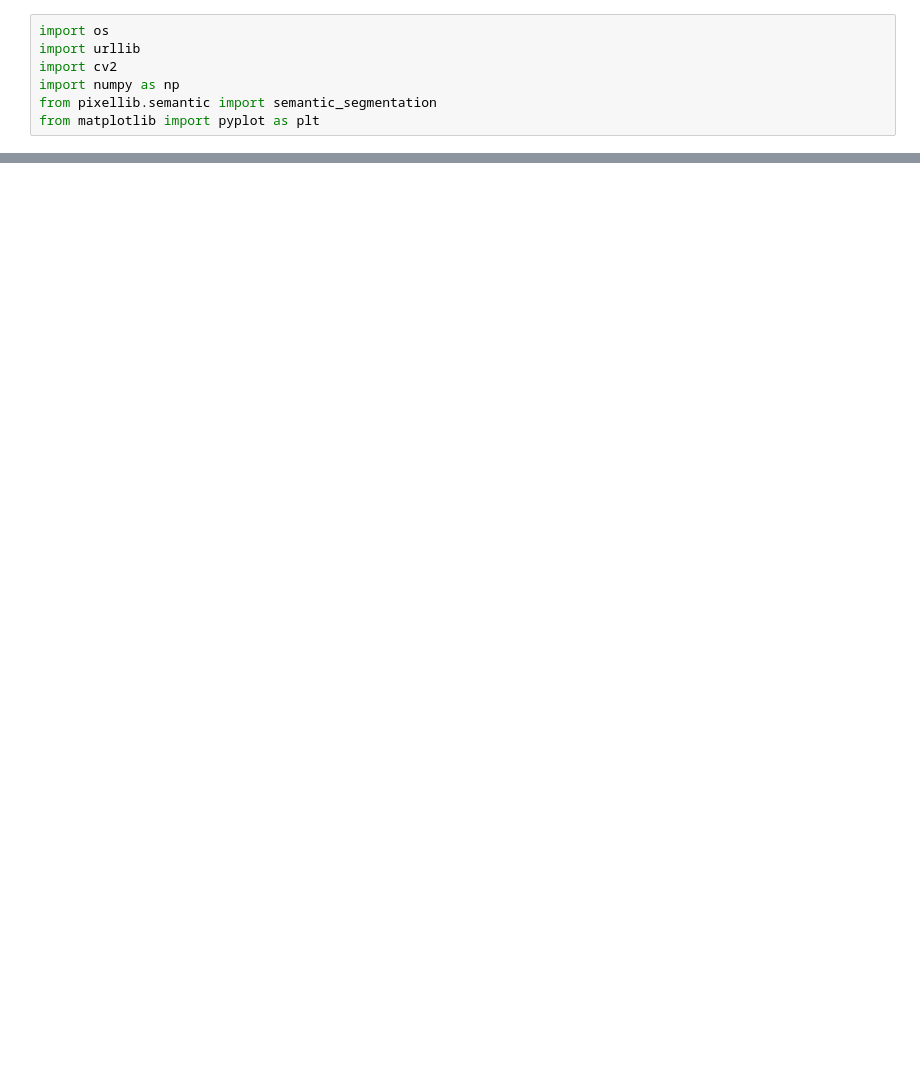
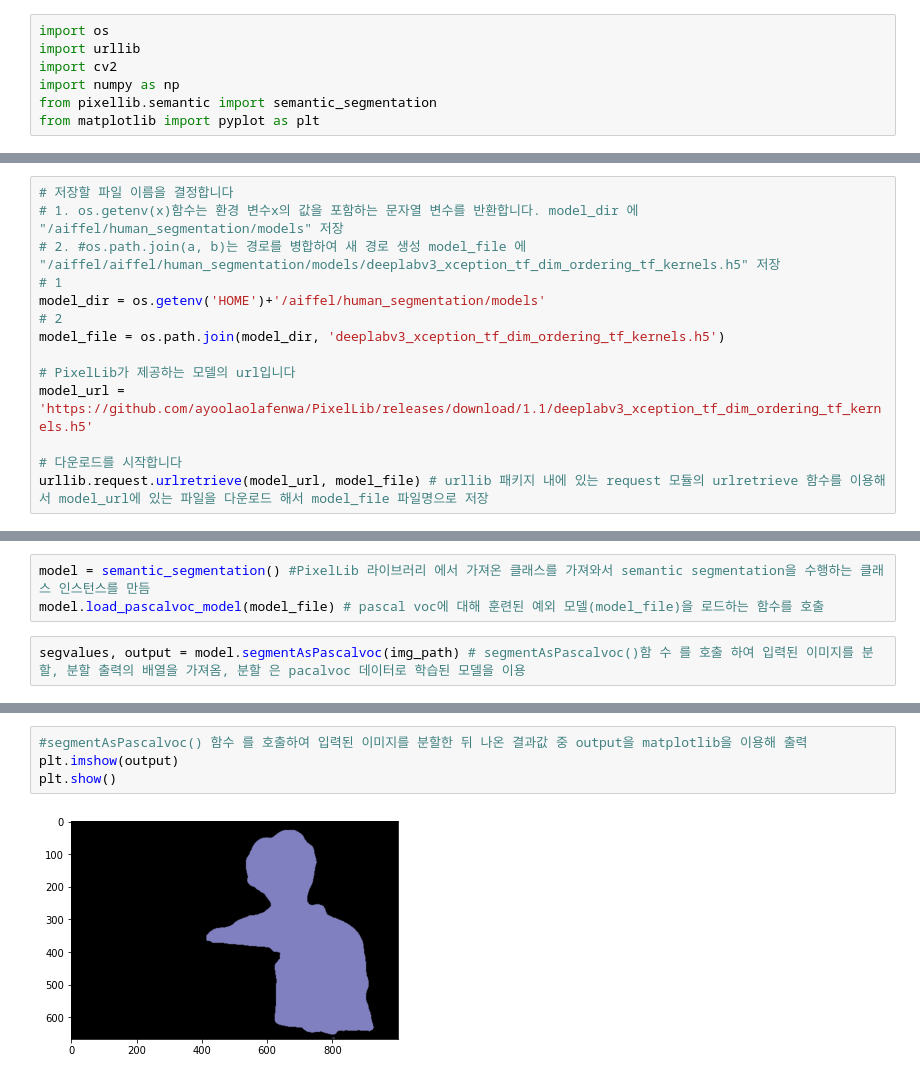
Before and after one commit to dltpffldk/quest, a Jupyter notebook: Ex5.ipynb, the cells around one changed output, grey strips where cells are left out. Cells and saved outputs as stored; diff of their text form; blank space fills up the shorter version.

```diff
--- a/Ex5.ipynb
+++ b/Ex5.ipynb
@@ -16,0 +26,14 @@ AttributeError: 'NoneType' object has no attribute 'shape'
+# %%
+# 저장할 파일 이름을 결정합니다
+# 1. os.getenv(x)함수는 환경 변수x의 값을 포함하는 문자열 변수를 반환합니다. model_dir 에 "/aiffel/human_segmentation/models" 저장
+# 2. #os.path.join(a, b)는 경로를 병합하여 새 경로 생성 model_file 에 "/aiffel/aiffel/human_segmentation/models/deeplabv3_xception_tf_dim_ordering_tf_kernels.h5" 저장
+# 1
+model_dir = os.getenv('HOME')+'/aiffel/human_segmentation/models'
+# 2
+model_file = os.path.join(model_dir, 'deeplabv3_xception_tf_dim_ordering_tf_kernels.h5')
+
+# PixelLib가 제공하는 모델의 url입니다
+model_url = 'https://github.com/ayoolaolafenwa/PixelLib/releases/download/1.1/deeplabv3_xception_tf_dim_ordering_tf_kernels.h5'
+
+# 다운로드를 시작합니다
+urllib.request.urlretrieve(model_url, model_file) # urllib 패키지 내에 있는 request 모듈의 urlretrieve 함수를 이용해서 model_url에 있는 파일을 다운로드 해서 model_file 파일명으로 저장
@@ -16,0 +43,5 @@ AttributeError: 'NoneType' object has no attribute 'shape'
+# %%
+model = semantic_segmentation() #PixelLib 라이브러리 에서 가져온 클래스를 가져와서 semantic segmentation을 수행하는 클래스 인스턴스를 만듬
+model.load_pascalvoc_model(model_file) # pascal voc에 대해 훈련된 예외 모델(model_file)을 로드하는 함수를 호출
+# %%
+segvalues, output = model.segmentAsPascalvoc(img_path) # segmentAsPascalvoc()함 수 를 호출 하여 입력된 이미지를 분할, 분할 출력의 배열을 가져옴, 분할 은 pacalvoc 데이터로 학습된 모델을 이용
@@ -16,0 +58,6 @@ AttributeError: 'NoneType' object has no attribute 'shape'
+# %%
+#segmentAsPascalvoc() 함수 를 호출하여 입력된 이미지를 분할한 뒤 나온 결과값 중 output을 matplotlib을 이용해 출력
+plt.imshow(output)
+plt.show()
+# %% [output]
+[figure, added]
```
Also changed, not shown: parts of 13 cells of this notebook.
